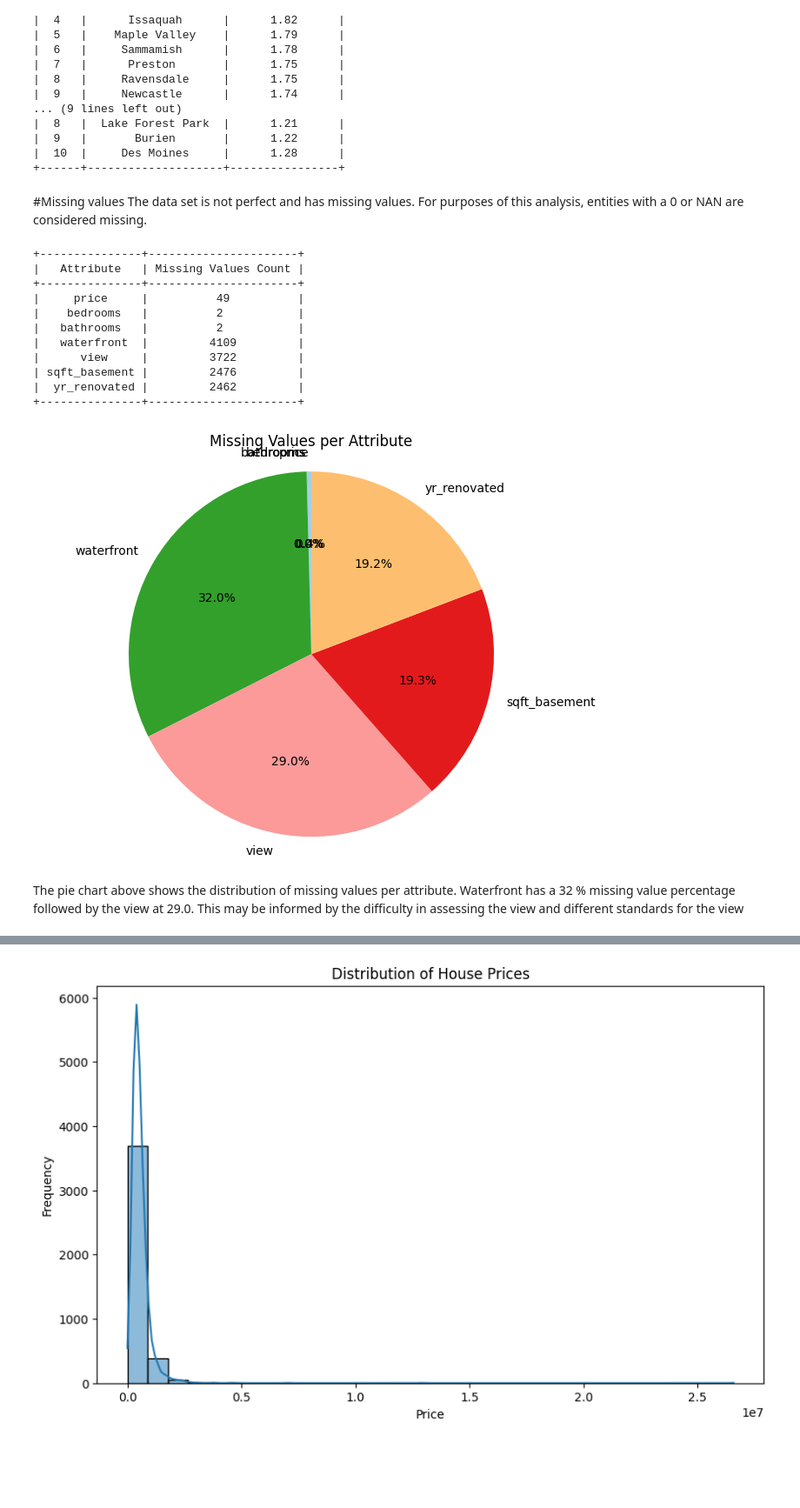
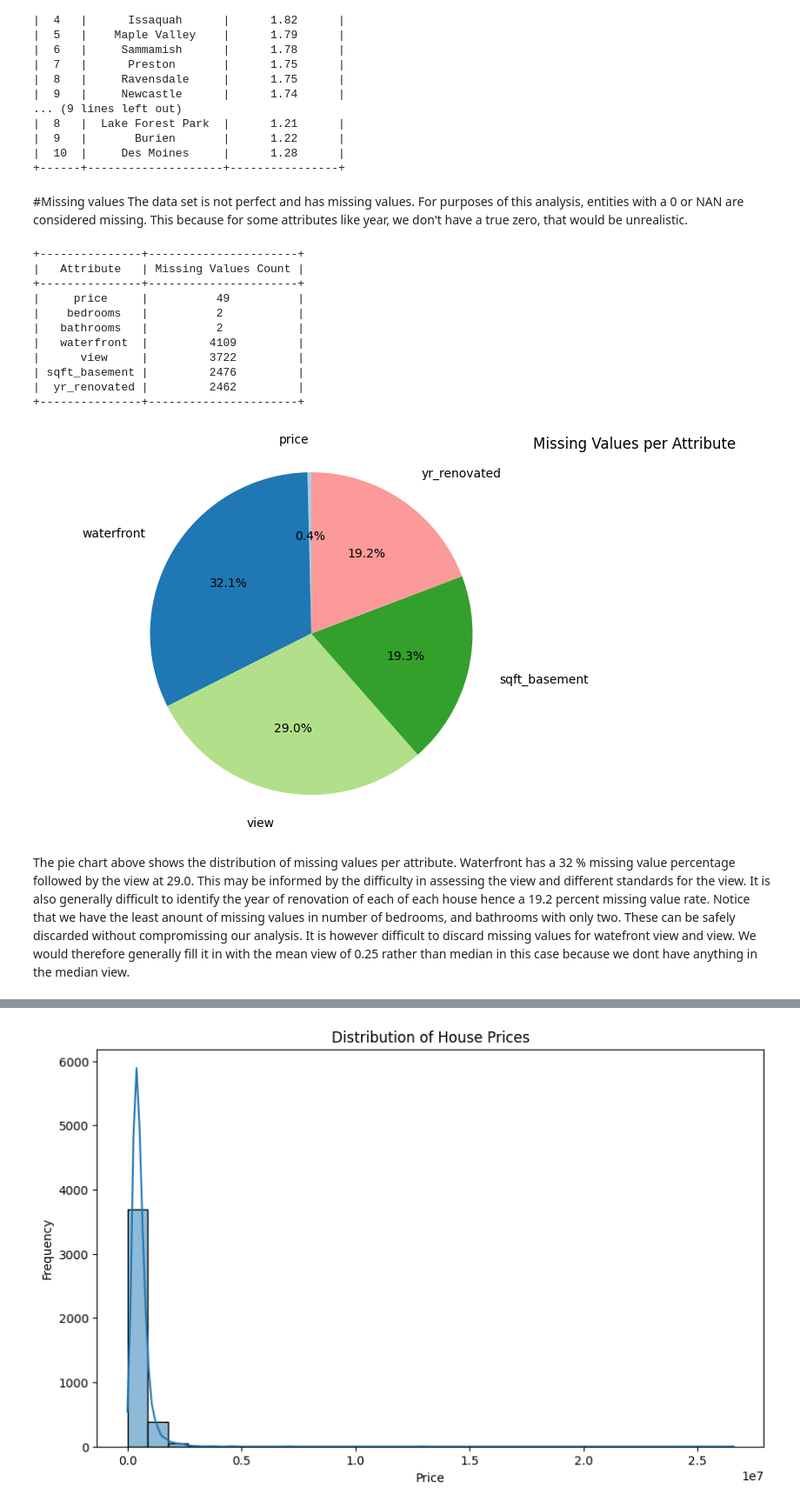
Before and after one commit to otienomaurice1/Getting_Into_Business, a Jupyter notebook: Getting_into_Business.ipynb, the cells around one changed output, grey strips where cells are left out. Shown: that part at 87% size. Saved outputs shown, nothing was run; the diff lists cells and outputs as text; code cells hidden in the pictures; blank space fills up the shorter version.

```diff
--- a/Getting_into_Business.ipynb
+++ b/Getting_into_Business.ipynb
@@ -490,7 +611,11 @@ print(table)
 # %% [markdown]
 #Missing values
 The data set is not perfect and has missing values. For purposes of this analysis, entities with a 0 or NAN are considered missing.
+This because for some attributes like year, we don't have a true zero, that would be unrealistic.
 # %%
+import pandas as pd
+from prettytable import PrettyTable
+
 # Assuming 'df' is the DataFrame
 # Replace 0 with NaN to treat it as a missing value
 df_with_missing = df.replace(0, pd.NA)
@@ -507,47 +632,57 @@ for column, missing_count in missing_values.items():
     if missing_count > 0:  # Only display attributes with missing values
         table.add_row([column, missing_count])
 
-
-
-
-
-
-
 # Print the table with the count of missing values per attribute
 print(table)
+
 import pandas as pd
 import matplotlib.pyplot as plt
 
 # Assuming 'df' is the DataFrame
 # Replace 0 with NaN to treat it as a missing value
 df_with_missing = df.replace(0, pd.NA)
 
 # Identify missing values (NaN or 0)
 missing_values = df_with_missing.isna().sum()
 
 # Filter the columns that have missing values
 missing_values = missing_values[missing_values > 0]
 
+# Remove 'bathrooms' and 'bedrooms' from the list
+missing_values = missing_values[~missing_values.index.isin(['bathrooms', 'bedrooms'])]
+
 # Plot a pie chart for missing values per attribute
 plt.figure(figsize=(8, 6))
-plt.pie(missing_values, labels=missing_values.index, autopct='%1.1f%%', startangle=90, colors=plt.cm.Paired.colors)
-plt.title('Missing Values per Attribute')
+
+# Adjust the positioning of the pie chart (move it down)
+plt.subplots_adjust(bottom=0.2)
+
+# Plot the pie chart
+# Adjust the labeldistance for the labels' distance from the center of the pie chart
+plt.pie(missing_values, labels=missing_values.index, autopct='%1.1f%%', startangle=90,
+        colors=plt.cm.Paired.colors, labeldistance=1.2)  # Adjust label distance
+
+# Move the title to the side (horizontal shift by 10 times)
+plt.title('Missing Values per Attribute', x=1.1)  # Adjust x value for horizontal shift
+
 plt.axis('equal')  # Equal aspect ratio ensures that pie is drawn as a circle.
 
 # Display the pie chart
 plt.show()
 # %% [output]
 +---------------+----------------------+
 |   Attribute   | Missing Values Count |
 +---------------+----------------------+
 |     price     |          49          |
 |    bedrooms   |          2           |
 |   bathrooms   |          2           |
 |   waterfront  |         4109         |
 |      view     |         3722         |
 | sqft_basement |         2476         |
 |  yr_renovated |         2462         |
 +---------------+----------------------+
-[figure, old version]
+[figure, new version]
 # %% [markdown]
-The pie chart above shows the distribution of missing values per attribute. Waterfront has a 32 % missing value percentage  followed by the view at 29.0. This may be informed by the difficulty in assessing the view and different standards for the view
+The pie chart above shows the distribution of missing values per attribute. Waterfront has a 32 % missing value percentage  followed by the view at 29.0. This may be informed by the difficulty in assessing the view and different standards for the view. It is also generally difficult to identify the year of renovation of each of each house hence a 19.2 percent missing value rate.
+Notice that we have the least anount of missing values in number of bedrooms, and bathrooms with only two. These can be safely discarded without compromissing our analysis.
+It is however difficult to discard missing values for watefront view and view. We would therefore generally fill it in with the mean view of 0.25 rather than median in this case because we dont have anything in the median view.
```
Also changed, not shown: parts of 8 cells of this notebook.
